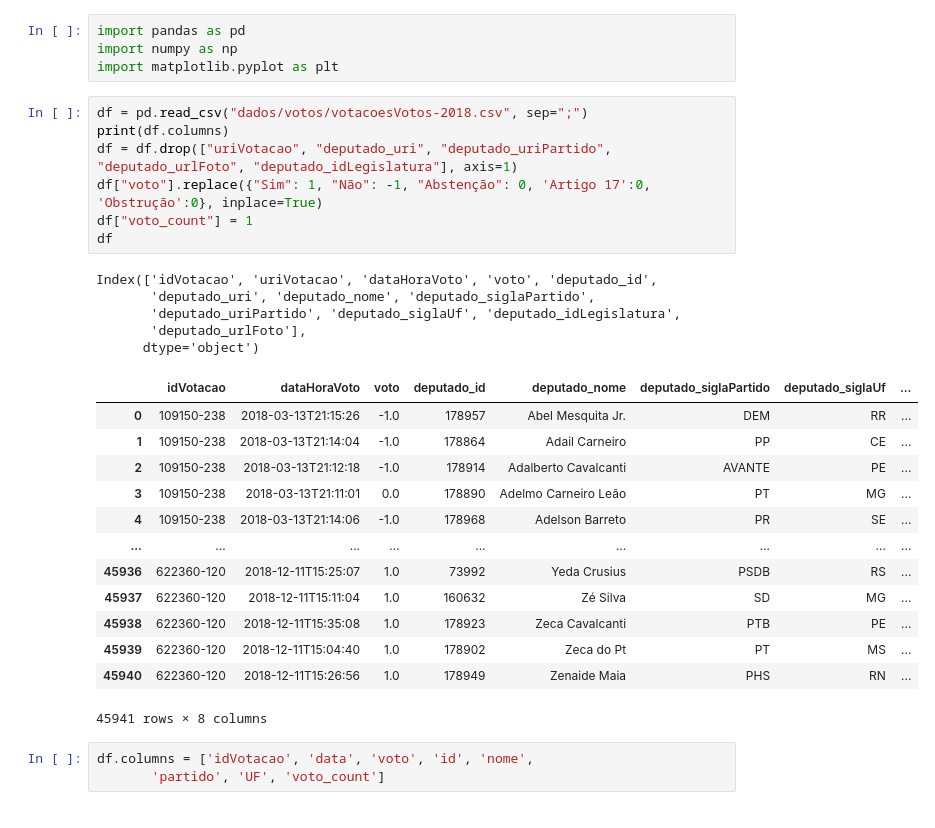
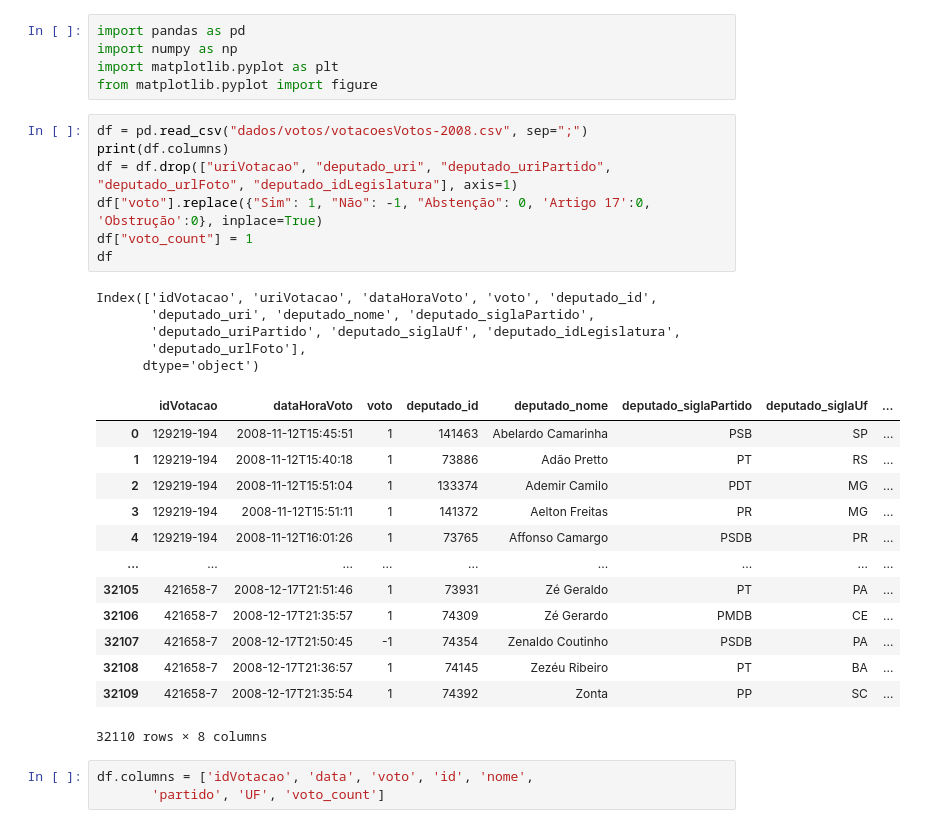
Before and after one commit to guilhermebezerrads/visualizacao-de-dados, a Jupyter notebook: Processamento & Exploração - Guilherme.ipynb, the cells around one changed output. Drawn from its saved outputs; the diff is of its cells as text.

```diff
--- a/Processamento & Exploração - Guilherme.ipynb
+++ b/Processamento & Exploração - Guilherme.ipynb
@@ -2,32 +2,33 @@
 import pandas as pd
 import numpy as np
 import matplotlib.pyplot as plt
+from matplotlib.pyplot import figure
 # %%
-df = pd.read_csv("dados/votos/votacoesVotos-2018.csv", sep=";")
+df = pd.read_csv("dados/votos/votacoesVotos-2008.csv", sep=";")
 print(df.columns)
 df = df.drop(["uriVotacao", "deputado_uri", "deputado_uriPartido", "deputado_urlFoto", "deputado_idLegislatura"], axis=1)
 df["voto"].replace({"Sim": 1, "Não": -1, "Abstenção": 0, 'Artigo 17':0, 'Obstrução':0}, inplace=True)
 df["voto_count"] = 1
 df
 # %% [output]
 Index(['idVotacao', 'uriVotacao', 'dataHoraVoto', 'voto', 'deputado_id',
        'deputado_uri', 'deputado_nome', 'deputado_siglaPartido',
        'deputado_uriPartido', 'deputado_siglaUf', 'deputado_idLegislatura',
        'deputado_urlFoto'],
       dtype='object')
 |  | idVotacao | dataHoraVoto | voto | deputado_id | deputado_nome | deputado_siglaPartido | deputado_siglaUf | ... |
-| 0 | 109150-238 | 2018-03-13T21:15:26 | -1.0 | 178957 | Abel Mesquita Jr. | DEM | RR | ... |
-| 1 | 109150-238 | 2018-03-13T21:14:04 | -1.0 | 178864 | Adail Carneiro | PP | CE | ... |
-| 2 | 109150-238 | 2018-03-13T21:12:18 | -1.0 | 178914 | Adalberto Cavalcanti | AVANTE | PE | ... |
-| 3 | 109150-238 | 2018-03-13T21:11:01 | 0.0 | 178890 | Adelmo Carneiro Leão | PT | MG | ... |
-| 4 | 109150-238 | 2018-03-13T21:14:06 | -1.0 | 178968 | Adelson Barreto | PR | SE | ... |
+| 0 | 129219-194 | 2008-11-12T15:45:51 | 1 | 141463 | Abelardo Camarinha | PSB | SP | ... |
+| 1 | 129219-194 | 2008-11-12T15:40:18 | 1 | 73886 | Adão Pretto | PT | RS | ... |
+| 2 | 129219-194 | 2008-11-12T15:51:04 | 1 | 133374 | Ademir Camilo | PDT | MG | ... |
+| 3 | 129219-194 | 2008-11-12T15:51:11 | 1 | 141372 | Aelton Freitas | PR | MG | ... |
+| 4 | 129219-194 | 2008-11-12T16:01:26 | 1 | 73765 | Affonso Camargo | PSDB | PR | ... |
 | ... | ... | ... | ... | ... | ... | ... | ... | ... |
-| 45936 | 622360-120 | 2018-12-11T15:25:07 | 1.0 | 73992 | Yeda Crusius | PSDB | RS | ... |
-| 45937 | 622360-120 | 2018-12-11T15:11:04 | 1.0 | 160632 | Zé Silva | SD | MG | ... |
-| 45938 | 622360-120 | 2018-12-11T15:35:08 | 1.0 | 178923 | Zeca Cavalcanti | PTB | PE | ... |
-| 45939 | 622360-120 | 2018-12-11T15:04:40 | 1.0 | 178902 | Zeca do Pt | PT | MS | ... |
-| 45940 | 622360-120 | 2018-12-11T15:26:56 | 1.0 | 178949 | Zenaide Maia | PHS | RN | ... |
+| 32105 | 421658-7 | 2008-12-17T21:51:46 | 1 | 73931 | Zé Geraldo | PT | PA | ... |
+| 32106 | 421658-7 | 2008-12-17T21:35:57 | 1 | 74309 | Zé Gerardo | PMDB | CE | ... |
+| 32107 | 421658-7 | 2008-12-17T21:50:45 | -1 | 74354 | Zenaldo Coutinho | PSDB | PA | ... |
+| 32108 | 421658-7 | 2008-12-17T21:36:57 | 1 | 74145 | Zezéu Ribeiro | PT | BA | ... |
+| 32109 | 421658-7 | 2008-12-17T21:35:54 | 1 | 74392 | Zonta | PP | SC | ... |
-45941 rows × 8 columns
+32110 rows × 8 columns
 # %%
 df.columns = ['idVotacao', 'data', 'voto', 'id', 'nome',
        'partido', 'UF', 'voto_count']
```
Also changed, not shown: parts of 7 cells of this notebook.
